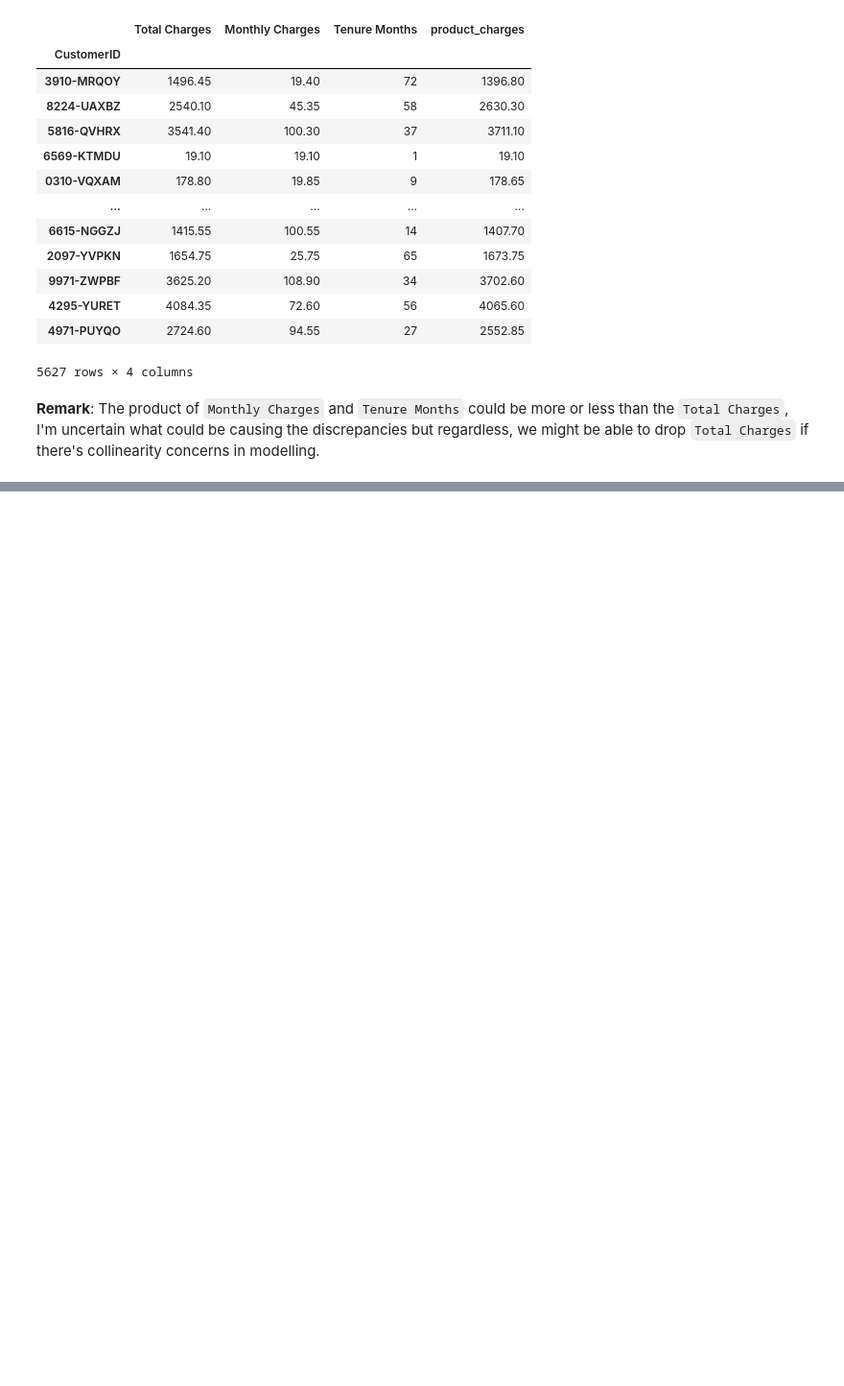
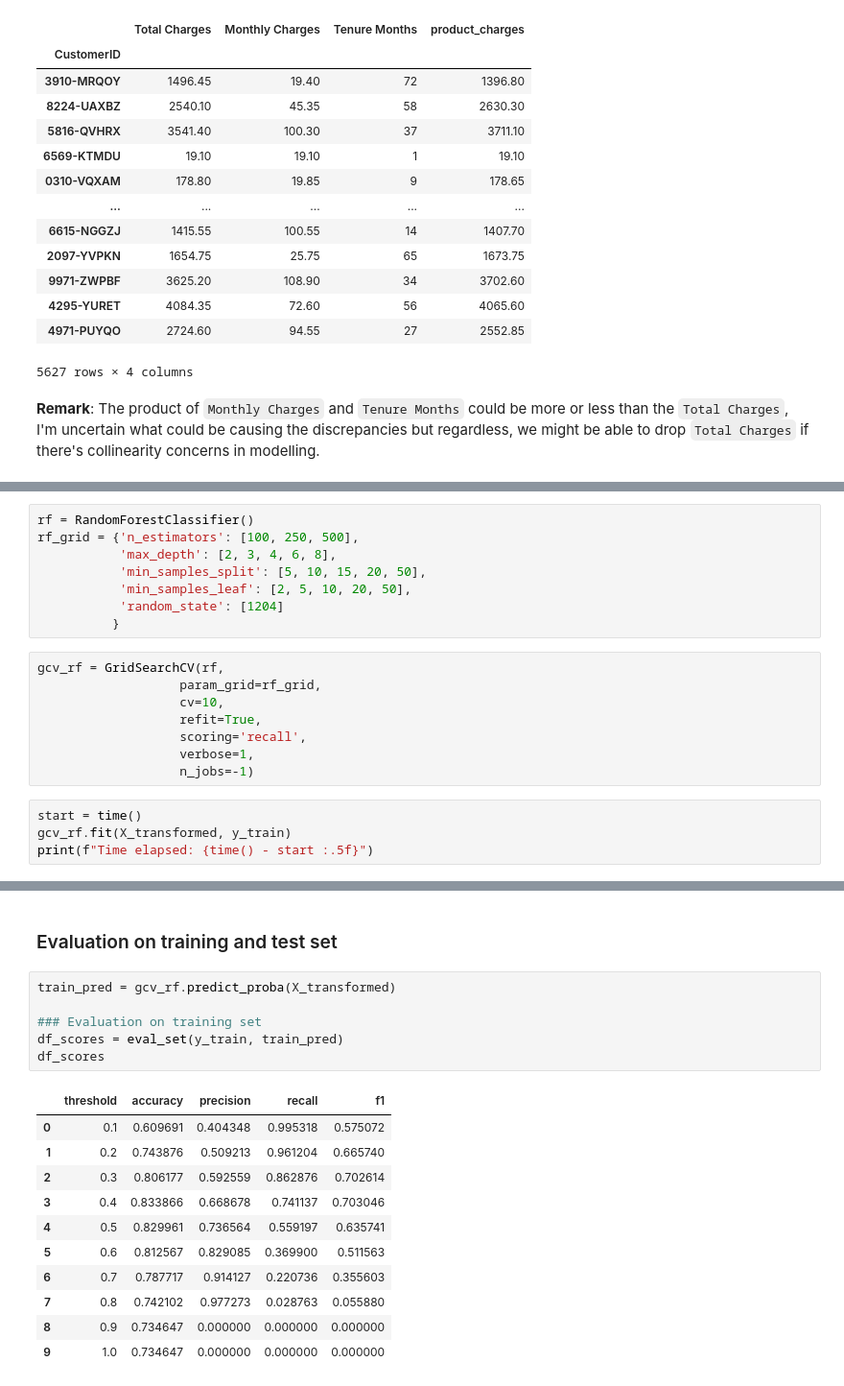
Before and after one commit to viviensiu/project_swan, a Jupyter notebook: swan_project_vs.ipynb, the cells around one changed output, grey strips where cells are left out. Shown: that part at 96% size. Cells and saved outputs as stored; diff of their text form; blank space fills up the shorter version.

```diff
--- a/swan_project_vs.ipynb
+++ b/swan_project_vs.ipynb
@@ -411,0 +580,20 @@ See the caveats in the documentation: https://pandas.pydata.org/pandas-docs/stab
+# %%
+rf = RandomForestClassifier()
+rf_grid = {'n_estimators': [100, 250, 500],
+           'max_depth': [2, 3, 4, 6, 8],
+           'min_samples_split': [5, 10, 15, 20, 50],
+           'min_samples_leaf': [2, 5, 10, 20, 50],
+           'random_state': [1204]
+          }
+# %%
+gcv_rf = GridSearchCV(rf,
+                   param_grid=rf_grid,
+                   cv=10,
+                   refit=True,
+                   scoring='recall',
+                   verbose=1,
+                   n_jobs=-1)
+# %%
+start = time()
+gcv_rf.fit(X_transformed, y_train)
+print(f"Time elapsed: {time() - start :.5f}")
@@ -411,0 +613,20 @@ See the caveats in the documentation: https://pandas.pydata.org/pandas-docs/stab
+# %% [markdown]
+### Evaluation on training and test set
+# %%
+train_pred = gcv_rf.predict_proba(X_transformed)
+
+### Evaluation on training set
+df_scores = eval_set(y_train, train_pred)
+df_scores
+# %% [output]
+|  | threshold | accuracy | precision | recall | f1 |
+| 0 | 0.1 | 0.609691 | 0.404348 | 0.995318 | 0.575072 |
+| 1 | 0.2 | 0.743876 | 0.509213 | 0.961204 | 0.665740 |
+| 2 | 0.3 | 0.806177 | 0.592559 | 0.862876 | 0.702614 |
+| 3 | 0.4 | 0.833866 | 0.668678 | 0.741137 | 0.703046 |
+| 4 | 0.5 | 0.829961 | 0.736564 | 0.559197 | 0.635741 |
+| 5 | 0.6 | 0.812567 | 0.829085 | 0.369900 | 0.511563 |
+| 6 | 0.7 | 0.787717 | 0.914127 | 0.220736 | 0.355603 |
+| 7 | 0.8 | 0.742102 | 0.977273 | 0.028763 | 0.055880 |
+| 8 | 0.9 | 0.734647 | 0.000000 | 0.000000 | 0.000000 |
+| 9 | 1.0 | 0.734647 | 0.000000 | 0.000000 | 0.000000 |
```
Also changed, not shown: parts of 29 cells of this notebook.
